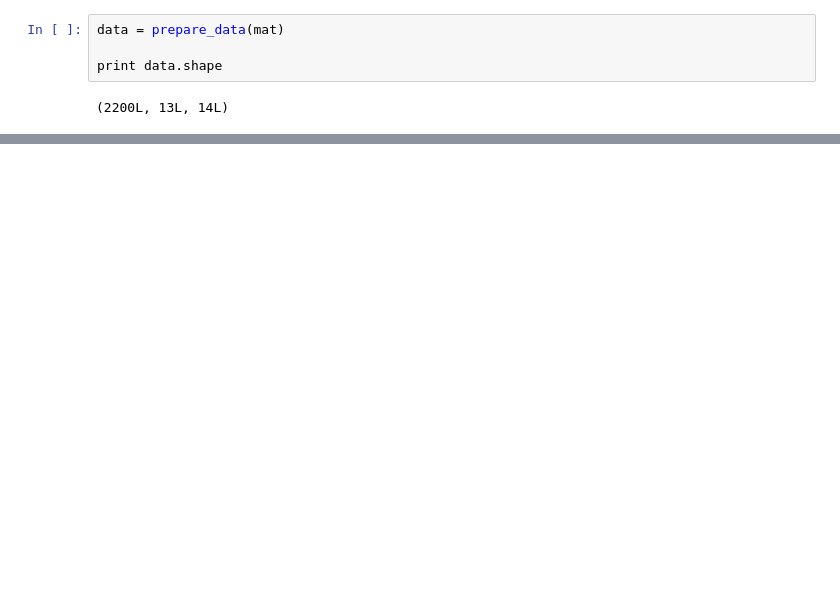
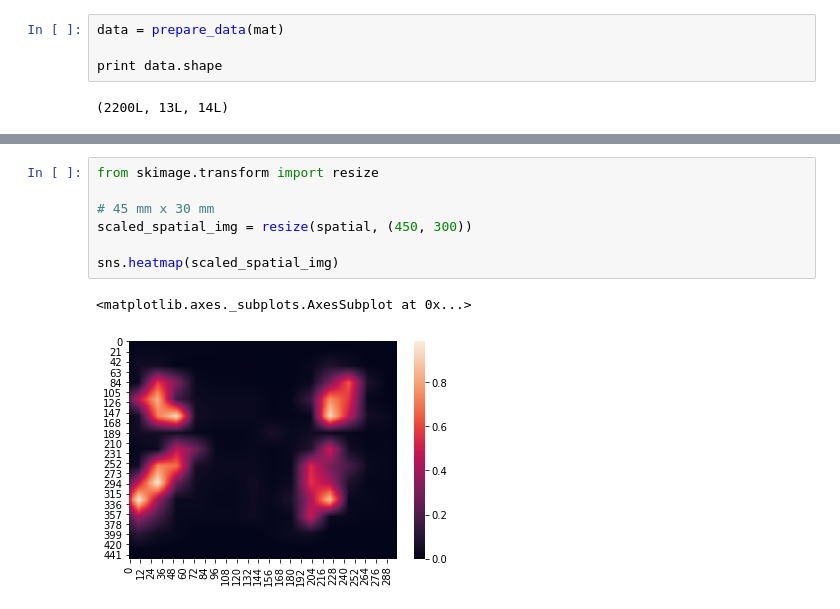
Before and after one commit to sonumeewa/BTP, a Jupyter notebook: BTP.ipynb, the cells around one changed output, grey strips where cells are left out. Cells and saved outputs as stored; diff of their text form; blank space fills up the shorter version.

```diff
--- a/BTP.ipynb
+++ b/BTP.ipynb
@@ -57,0 +92,10 @@ sns.heatmap(spatial)
+# %%
+from skimage.transform import resize
+
+# 45 mm x 30 mm
+scaled_spatial_img = resize(spatial, (450, 300))
+
+sns.heatmap(scaled_spatial_img)
+# %% [output]
+<matplotlib.axes._subplots.AxesSubplot at 0x...>
+[figure, added]
```
Also changed, not shown: parts of 11 cells of this notebook.
